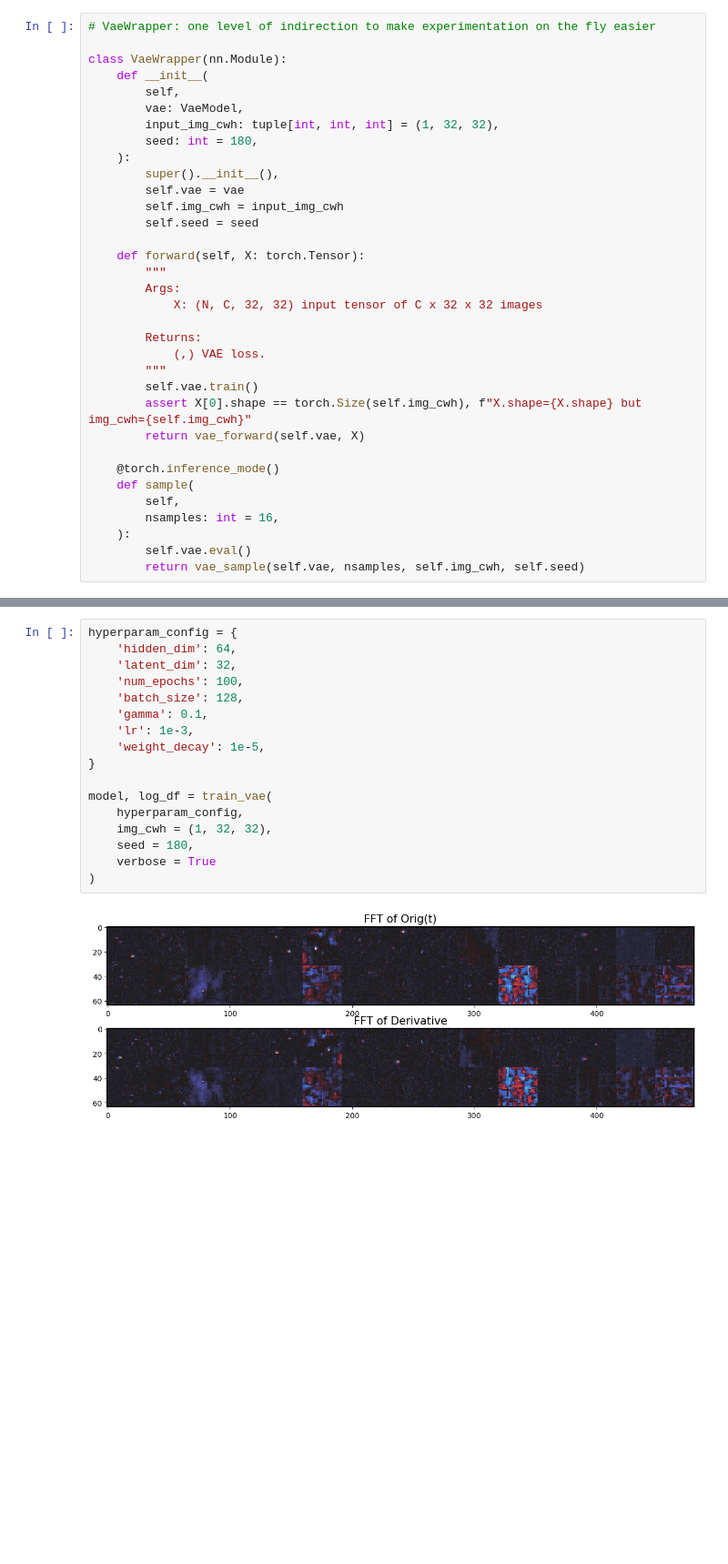
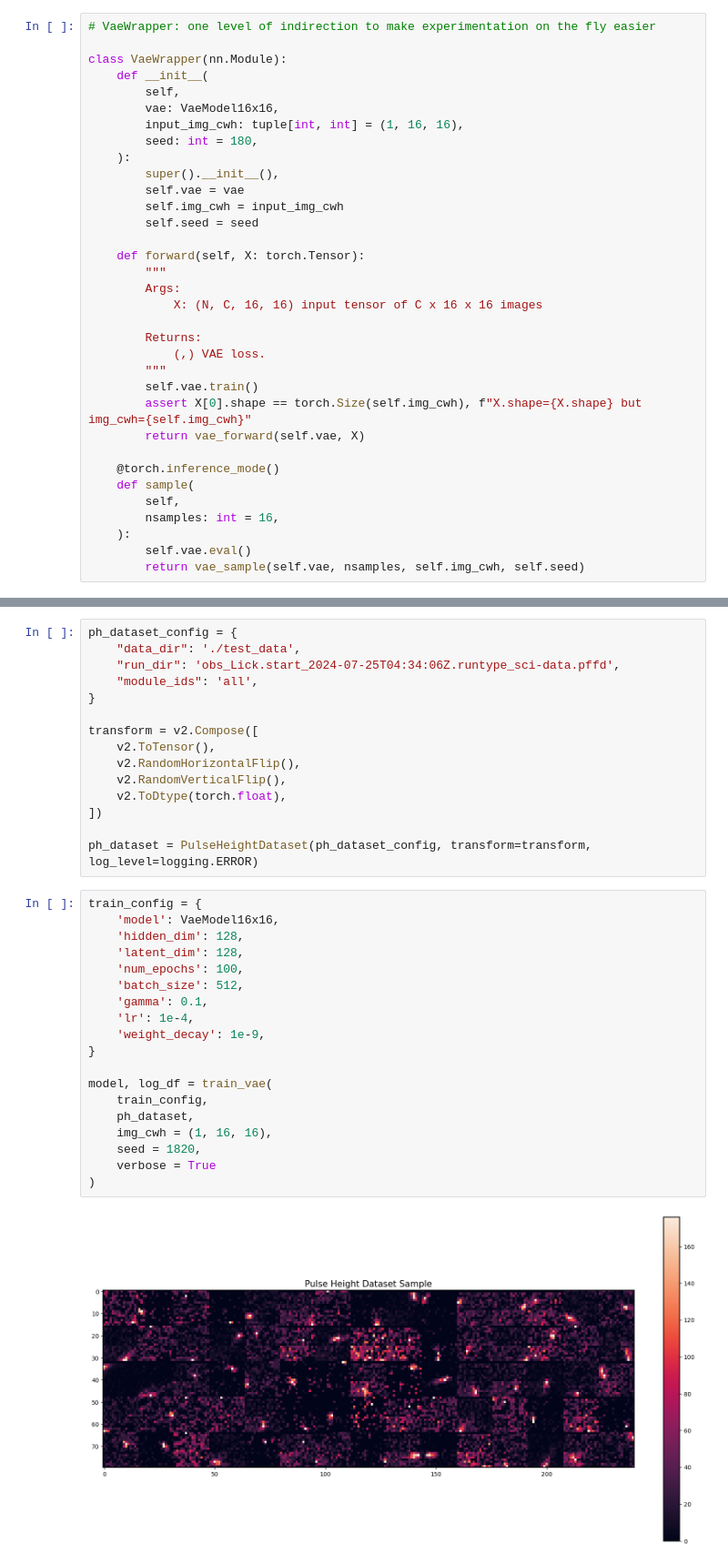
Before and after one commit to panoseti/panoseti, a Jupyter notebook: cloud-detection/anomaly_detection/ph_vae_model.ipynb, the cells around one changed output, grey strips where cells are left out. Shown: that part at 91% size. Saved outputs shown, nothing was run; the diff lists cells and outputs as text; blank space fills up the shorter version.

Commit message:
anom_det: implement vae training function and dataset visualization for ph data.

```diff
--- a/cloud-detection/anomaly_detection/ph_vae_model.ipynb
+++ b/cloud-detection/anomaly_detection/ph_vae_model.ipynb
@@ -107,8 +132,8 @@ def vae_sample(
 class VaeWrapper(nn.Module):
     def __init__(
         self,
-        vae: VaeModel,
-        input_img_cwh: tuple[int, int, int] = (1, 32, 32),
+        vae: VaeModel16x16,
+        input_img_cwh: tuple[int, int] = (1, 16, 16),
         seed: int = 180,
     ):
         super().__init__(),
@@ -119,7 +144,7 @@ class VaeWrapper(nn.Module):
     def forward(self, X: torch.Tensor):
         """
         Args:
-            X: (N, C, 32, 32) input tensor of C x 32 x 32 images
+            X: (N, C, 16, 16) input tensor of C x 16 x 16 images
 
         Returns:
             (,) VAE loss.
@@ -255,20 +253,37 @@ def plot_sample(model: VaeWrapper, nrows=6, ncols=20):
     plt.show()
+# %%
+ph_dataset_config = {
+    "data_dir": './test_data',
+    "run_dir": 'obs_Lick.start_2024-07-25T04:34:06Z.runtype_sci-data.pffd',
+    "module_ids": 'all',
+}
+
+transform = v2.Compose([
+    v2.ToTensor(),
+    v2.RandomHorizontalFlip(),
+    v2.RandomVerticalFlip(),
+    v2.ToDtype(torch.float),
+])
+
+ph_dataset = PulseHeightDataset(ph_dataset_config, transform=transform, log_level=logging.ERROR)
 # %%
-hyperparam_config = {
-    'hidden_dim': 64,
-    'latent_dim': 32,
+train_config = {
+    'model': VaeModel16x16,
+    'hidden_dim': 128,
+    'latent_dim': 128,
     'num_epochs': 100,
-    'batch_size': 128,
+    'batch_size': 512,
     'gamma': 0.1,
-    'lr': 1e-3,
-    'weight_decay': 1e-5,
+    'lr': 1e-4,
+    'weight_decay': 1e-9,
 }
 
 model, log_df = train_vae(
-    hyperparam_config,
-    img_cwh = (1, 32, 32),
-    seed = 180,
+    train_config,
+    ph_dataset,
+    img_cwh = (1, 16, 16),
+    seed = 1820,
     verbose = True
 )
 # %% [output]
-[figure, old version]
+[figure, new version]
```
Also changed, not shown: parts of 6 cells of this notebook, 3 other files.
